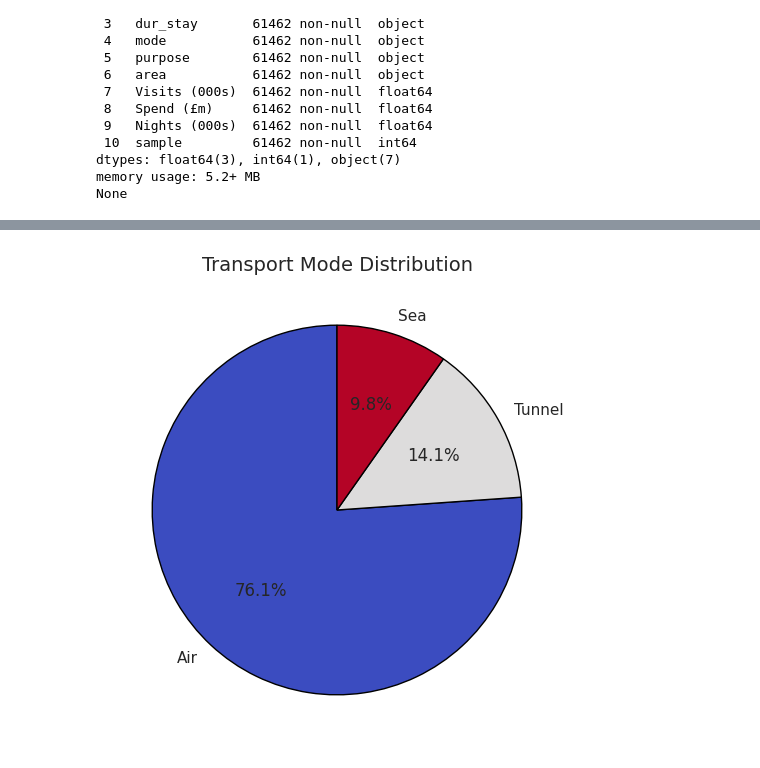
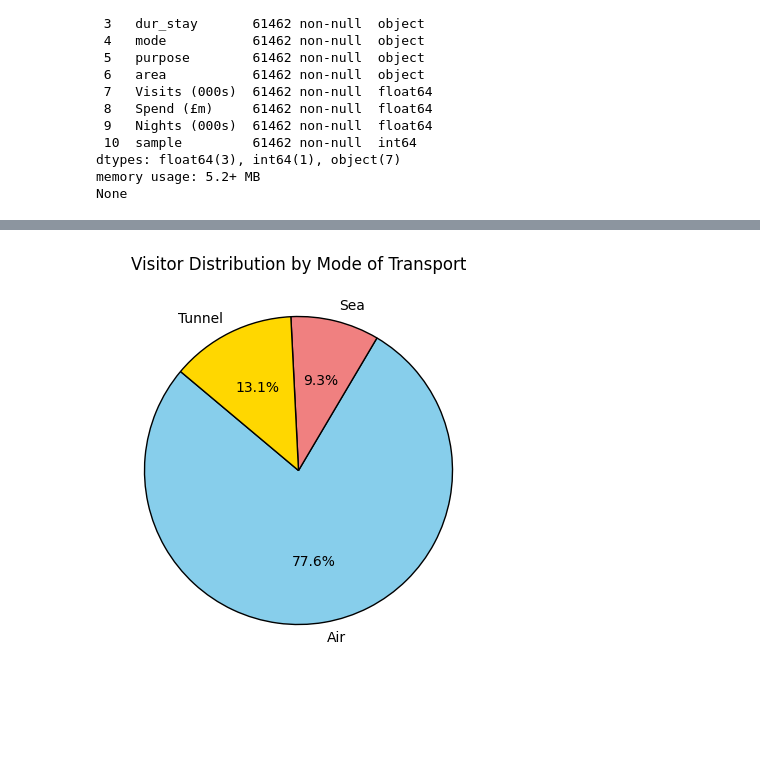
Before and after one commit to narender5162/Project-Data-science-imp, a Jupyter notebook: Project_Data_Science_impo.ipynb, the cells around one changed output, grey strips where cells are left out. Cells and saved outputs as stored; diff of their text form; code cells hidden in the pictures; blank space fills up the shorter version.

```diff
--- a/Project_Data_Science_impo.ipynb
+++ b/Project_Data_Science_impo.ipynb
@@ -137,0 +92,8 @@ df.to_csv(cleaned_file_path, index=False)
+# %%
+# Rename columns for consistency (only if they exist)
+rename_dict = {
+    'Visits (000s)': 'visits_000s',
+    'Spend (£m)': 'spend_m',
+    'Nights (000s)': 'nights_000s'
+}
+df = df.rename(columns={col: rename_dict[col] for col in rename_dict if col in df.columns})
@@ -137,0 +123,3 @@ df.to_csv(cleaned_file_path, index=False)
+# %%
+# Optionally remove duplicates
+df = df.drop_duplicates()
@@ -137,0 +188,4 @@ df.to_csv(cleaned_file_path, index=False)
+# %%
+# Apply Winsorization (Capping outliers column-wise)
+for col in numeric_cols:
+    df[col] = df[col].clip(lower=lower_bound[col], upper=upper_bound[col])
@@ -228,10 +272,0 @@ Passing `palette` without assigning `hue` is deprecated and will be removed in v
-# %%
-#Spending Per Visitor Trends Over Time
-df["spend_per_visitor"] = df["spend_m"] / df["visits_000s"]
-plt.figure(figsize=(10, 5))
-sns.lineplot(data=df, x="year", y="spend_per_visitor", estimator="mean", marker="o", color="r")
-plt.xticks(np.arange(df["year"].min(), df["year"].max() + 1, step=1), rotation=45)
-plt.title("Spending Per Visitor in London Over the Years", fontsize=14)
-plt.xlabel("Year", fontsize=12)
-plt.ylabel("Average Spend Per Visitor (£)", fontsize=12)
-plt.show()
@@ -253,9 +273,12 @@ Passing `palette` without assigning `hue` is deprecated and will be removed in v
 # %%
-#Mode of Transport Usage**
-plt.figure(figsize=(6, 6))
-df["mode"].value_counts().plot.pie(autopct="%1.1f%%", startangle=90, cmap="coolwarm", wedgeprops={'edgecolor': 'black'})
-plt.title("Transport Mode Distribution", fontsize=14)
+#Visitor Distribution by Mode of Transport
+plt.figure(figsize=(8, 5))
+df.groupby("mode", observed=False)["visits_000s"].sum().plot(kind="pie", autopct='%1.1f%%',
+    startangle=140, colors=["skyblue", "lightcoral", "gold"], wedgeprops={'edgecolor': 'black'})
+plt.title("Visitor Distribution by Mode of Transport")
 plt.ylabel("")
+
+# Show the visualization
 plt.show()
 # %% [output]
-[figure, old version]
+[figure, new version]
```
Also changed, not shown: parts of 34 cells of this notebook.
